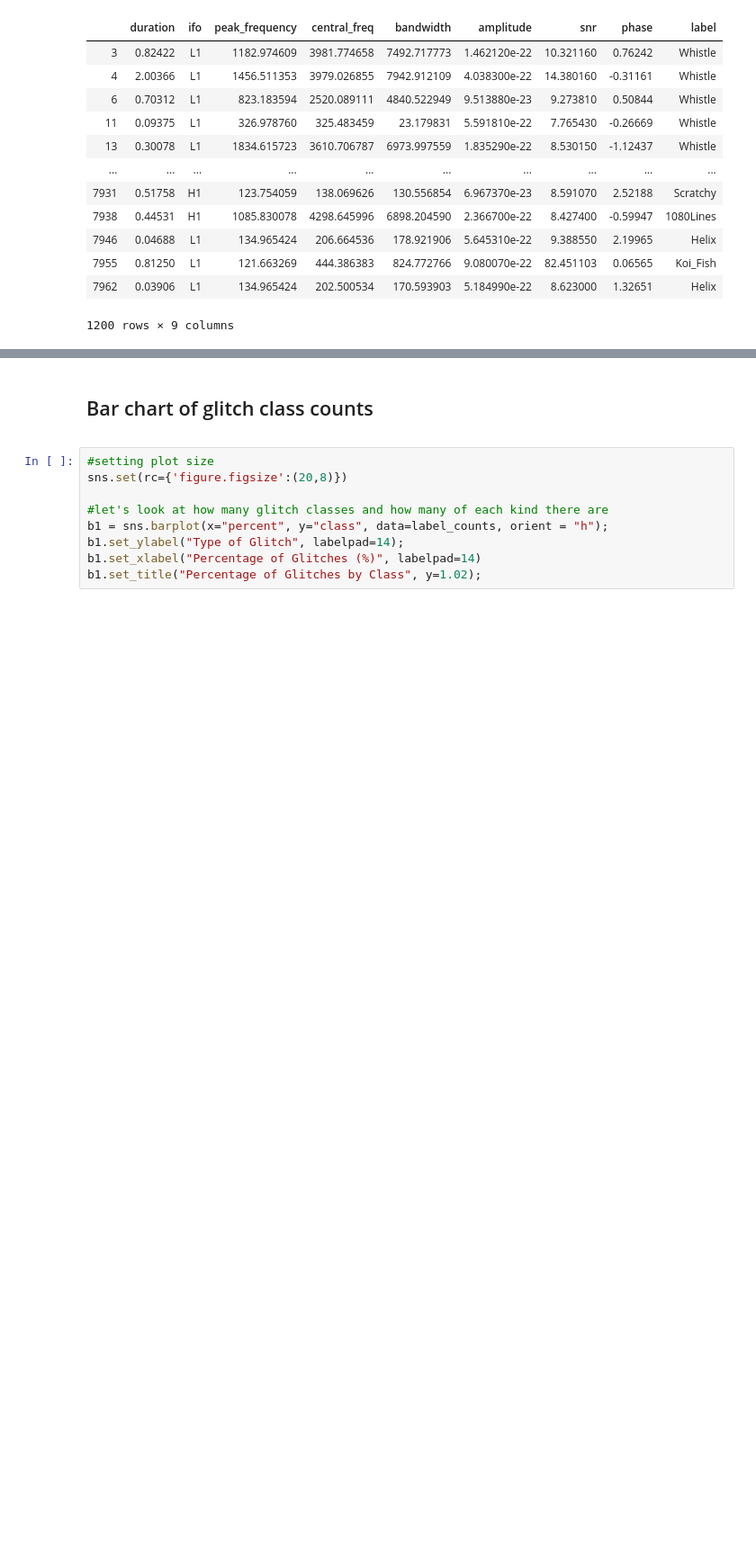
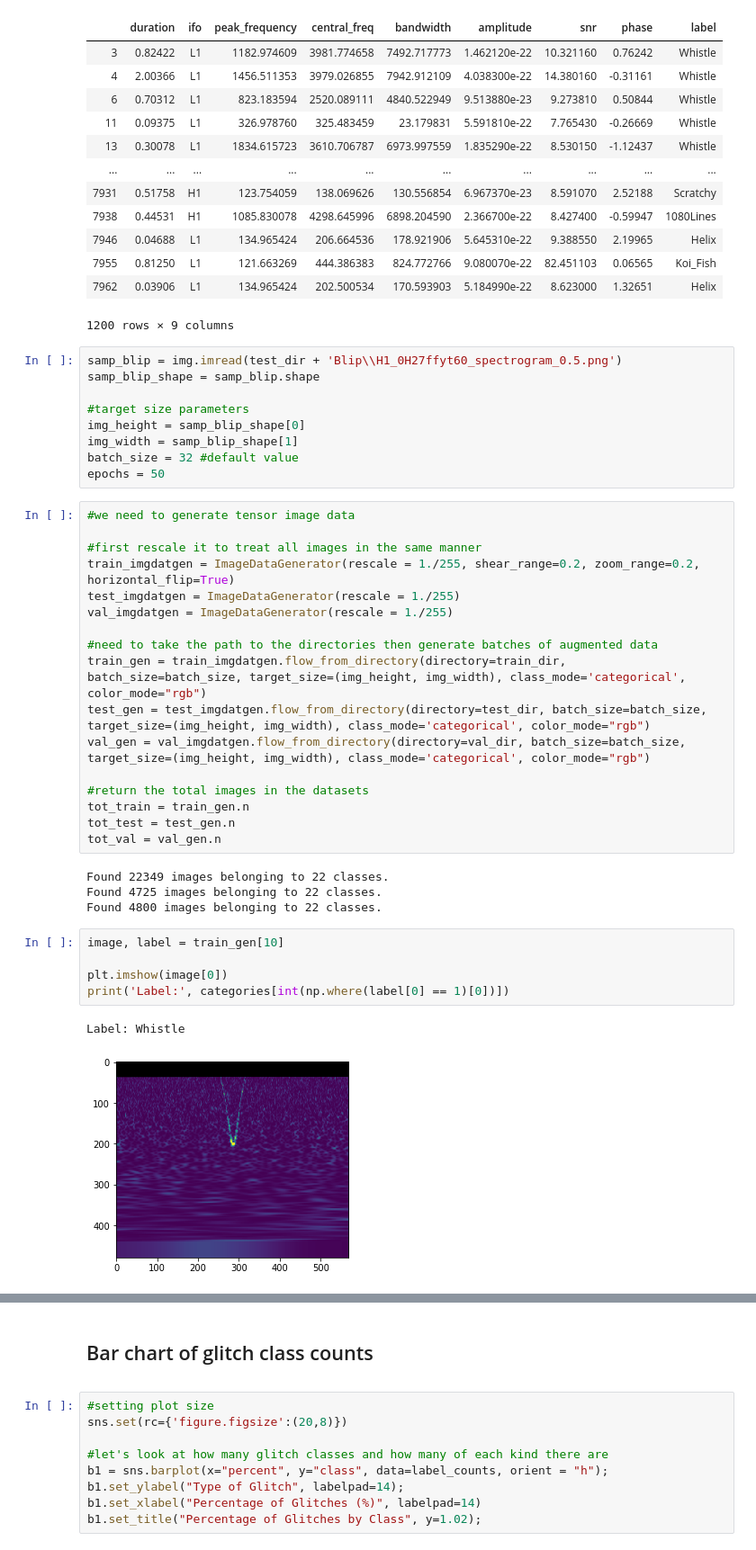
Before and after one commit to LuciaIllari/GSpy_glitch_classification, a Jupyter notebook: glitch_class_ver1.ipynb, the cells around one changed output, grey strips where cells are left out. Shown at 90% size. Cells and saved outputs as stored; diff of their text form; blank space fills up the shorter version.

```diff
--- a/glitch_class_ver1.ipynb
+++ b/glitch_class_ver1.ipynb
@@ -230,6 +216,44 @@ meta_val
 | 7955 | 0.81250 | L1 | 121.663269 | 444.386383 | 824.772766 | 9.080070e-22 | 82.451103 | 0.06565 | Koi_Fish |
 | 7962 | 0.03906 | L1 | 134.965424 | 202.500534 | 170.593903 | 5.184990e-22 | 8.623000 | 1.32651 | Helix |
 1200 rows × 9 columns
+# %%
+samp_blip = img.imread(test_dir + 'Blip\\H1_0H27ffyt60_spectrogram_0.5.png')
+samp_blip_shape = samp_blip.shape
+
+#target size parameters
+img_height = samp_blip_shape[0]
+img_width = samp_blip_shape[1]
+batch_size = 32 #default value
+epochs = 50
+# %%
+#we need to generate tensor image data
+
+#first rescale it to treat all images in the same manner
+train_imgdatgen = ImageDataGenerator(rescale = 1./255, shear_range=0.2, zoom_range=0.2, horizontal_flip=True)
+test_imgdatgen = ImageDataGenerator(rescale = 1./255)
+val_imgdatgen = ImageDataGenerator(rescale = 1./255)
+
+#need to take the path to the directories then generate batches of augmented data
+train_gen = train_imgdatgen.flow_from_directory(directory=train_dir, batch_size=batch_size, target_size=(img_height, img_width), class_mode='categorical', color_mode="rgb")
+test_gen = test_imgdatgen.flow_from_directory(directory=test_dir, batch_size=batch_size, target_size=(img_height, img_width), class_mode='categorical', color_mode="rgb")
+val_gen = val_imgdatgen.flow_from_directory(directory=val_dir, batch_size=batch_size, target_size=(img_height, img_width), class_mode='categorical', color_mode="rgb")
+
+#return the total images in the datasets
+tot_train = train_gen.n
+tot_test = test_gen.n
+tot_val = val_gen.n
+# %% [output]
+Found 22349 images belonging to 22 classes.
+Found 4725 images belonging to 22 classes.
+Found 4800 images belonging to 22 classes.
+# %%
+image, label = train_gen[10]
+
+plt.imshow(image[0])
+print('Label:', categories[int(np.where(label[0] == 1)[0])])
+# %% [output]
+Label: Whistle
+[figure, added]
 # %%
 #let's look at one plot for each glitch class
 counter = 0
```
Also changed, not shown: parts of 9 cells of this notebook.
